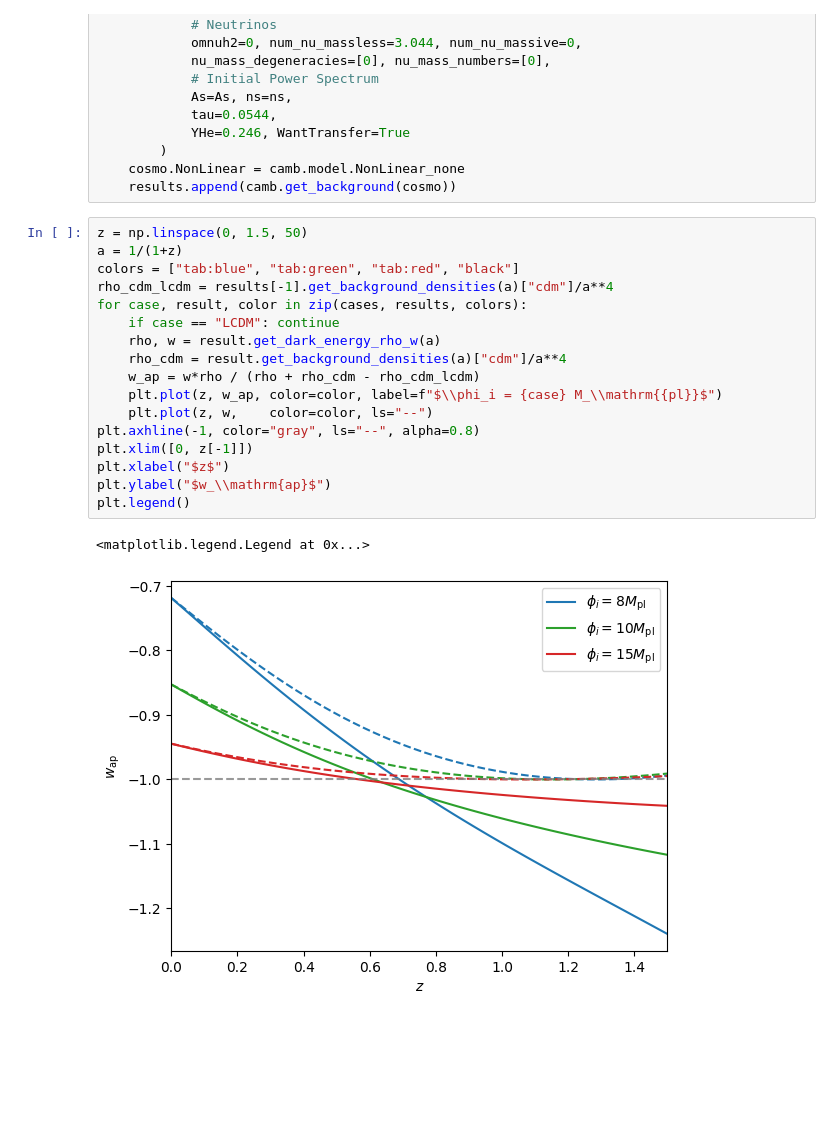
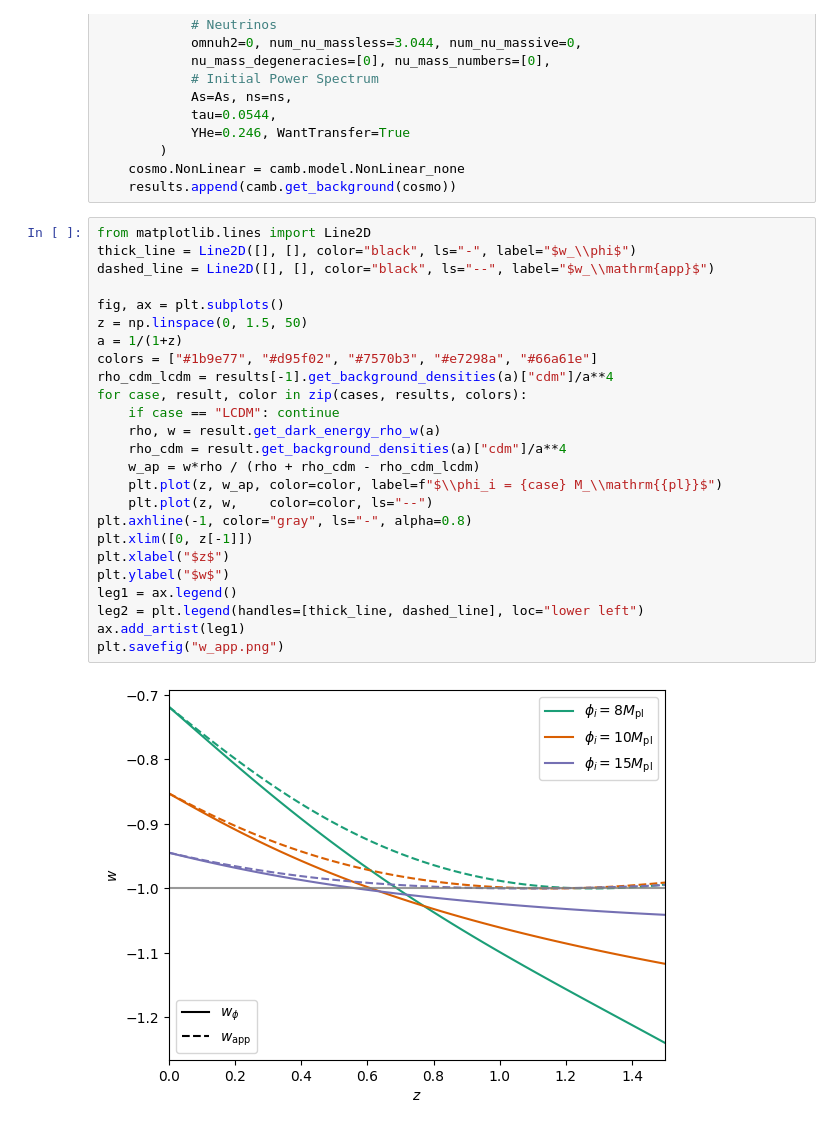
Before and after one commit to joaoreboucas1/CAMB-HDS, a Jupyter notebook: docs/TestPotential.ipynb, the cells around one changed output. Drawn from its saved outputs; the diff is of its cells as text; blank space fills up the shorter version.

```diff
--- a/docs/TestPotential.ipynb
+++ b/docs/TestPotential.ipynb
@@ -51,22 +51,29 @@ for case in cases:
 	cosmo.NonLinear = camb.model.NonLinear_none
 	results.append(camb.get_background(cosmo))
 # %%
+from matplotlib.lines import Line2D
+thick_line = Line2D([], [], color="black", ls="-", label="$w_\\phi$")
+dashed_line = Line2D([], [], color="black", ls="--", label="$w_\\mathrm{app}$")
+
+fig, ax = plt.subplots()
 z = np.linspace(0, 1.5, 50)
 a = 1/(1+z)
-colors = ["tab:blue", "tab:green", "tab:red", "black"]
+colors = ["#1b9e77", "#d95f02", "#7570b3", "#e7298a", "#66a61e"]
 rho_cdm_lcdm = results[-1].get_background_densities(a)["cdm"]/a**4
 for case, result, color in zip(cases, results, colors):
     if case == "LCDM": continue
     rho, w = result.get_dark_energy_rho_w(a)
     rho_cdm = result.get_background_densities(a)["cdm"]/a**4
     w_ap = w*rho / (rho + rho_cdm - rho_cdm_lcdm)
     plt.plot(z, w_ap, color=color, label=f"$\\phi_i = {case} M_\\mathrm{{pl}}$")
     plt.plot(z, w,    color=color, ls="--")
-plt.axhline(-1, color="gray", ls="--", alpha=0.8)
+plt.axhline(-1, color="gray", ls="-", alpha=0.8)
 plt.xlim([0, z[-1]])
 plt.xlabel("$z$")
-plt.ylabel("$w_\\mathrm{ap}$")
-plt.legend()
+plt.ylabel("$w$")
+leg1 = ax.legend()
+leg2 = plt.legend(handles=[thick_line, dashed_line], loc="lower left")
+ax.add_artist(leg1)
+plt.savefig("w_app.png")
 # %% [output]
-<matplotlib.legend.Legend at 0x...>
-[figure, old version]
+[figure, new version]
```
Also changed, not shown: 9 other files.
